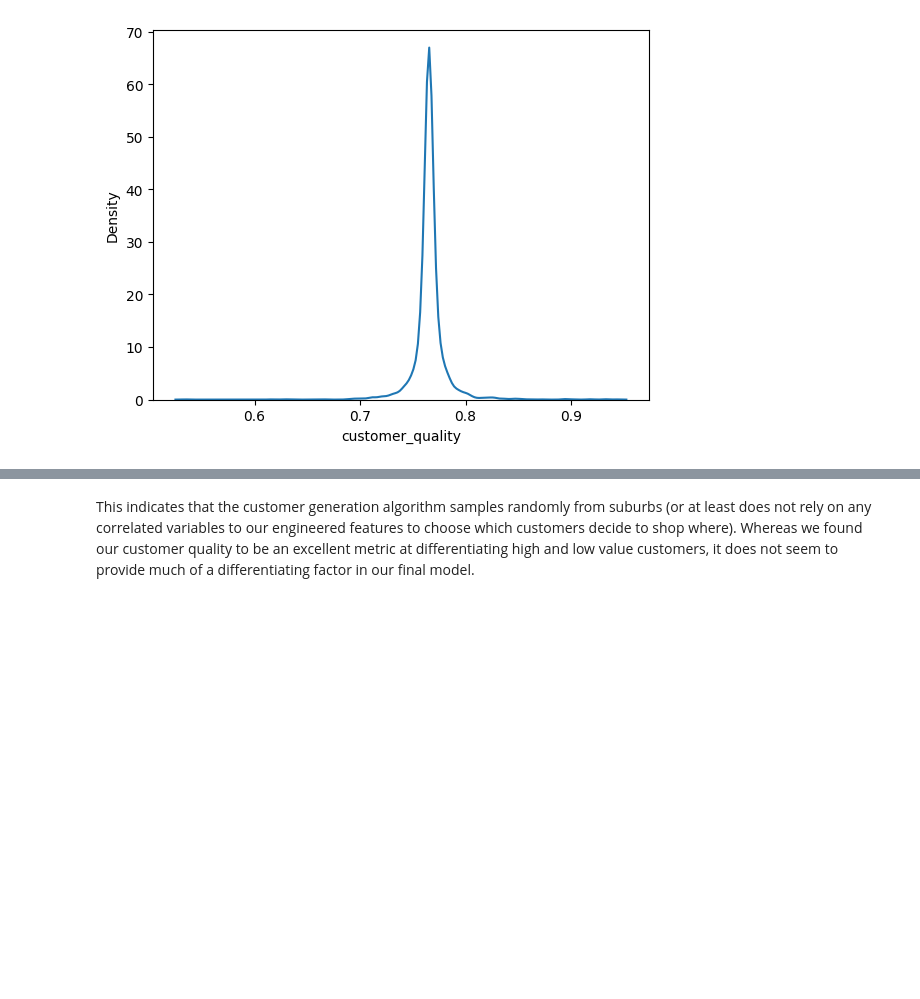
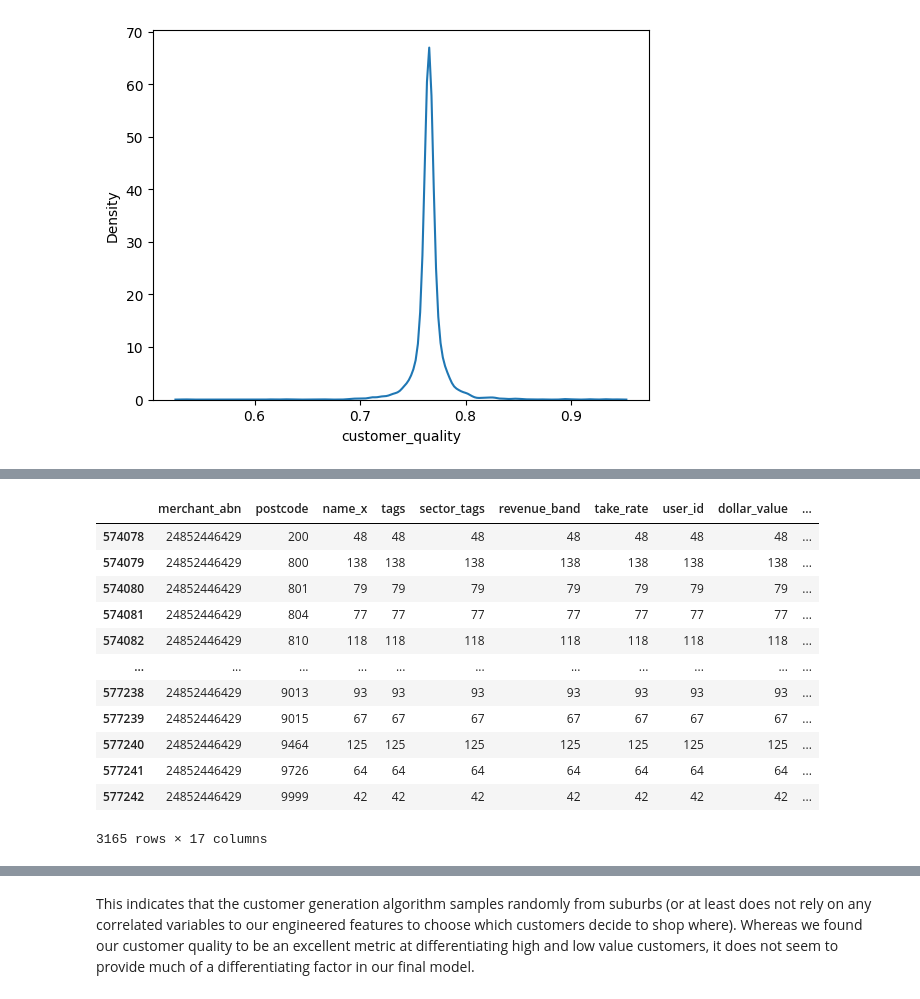
Before and after one commit to MAST30034-Applied-Data-Science/generic-buy-now-pay-later-project-group-17-adsb, a Jupyter notebook: notebooks/This is the model :( but with census features.ipynb, the cells around one changed output, grey strips where cells are left out. Saved outputs shown, nothing was run; the diff lists cells and outputs as text; code cells hidden in the pictures; blank space fills up the shorter version.

```diff
--- a/notebooks/This is the model :( but with census features.ipynb
+++ b/notebooks/This is the model :( but with census features.ipynb
@@ -450,0 +452,17 @@ merchant_customer_qualities.sort_values("customer_quality")
+# %%
+merchants = merchants.reset_index()
+merchant_postcodeee = merchants.merge(transactions, on="merchant_abn").merge(consumers, on="user_id").groupby(["merchant_abn", "postcode"]).count().reset_index()
+# %% [output]
+|  | merchant_abn | postcode | name_x | tags | sector_tags | revenue_band | take_rate | user_id | dollar_value | ... |
+| 574078 | 24852446429 | 200 | 48 | 48 | 48 | 48 | 48 | 48 | 48 | ... |
+| 574079 | 24852446429 | 800 | 138 | 138 | 138 | 138 | 138 | 138 | 138 | ... |
+| 574080 | 24852446429 | 801 | 79 | 79 | 79 | 79 | 79 | 79 | 79 | ... |
+| 574081 | 24852446429 | 804 | 77 | 77 | 77 | 77 | 77 | 77 | 77 | ... |
+| 574082 | 24852446429 | 810 | 118 | 118 | 118 | 118 | 118 | 118 | 118 | ... |
+| ... | ... | ... | ... | ... | ... | ... | ... | ... | ... | ... |
+| 577238 | 24852446429 | 9013 | 93 | 93 | 93 | 93 | 93 | 93 | 93 | ... |
+| 577239 | 24852446429 | 9015 | 67 | 67 | 67 | 67 | 67 | 67 | 67 | ... |
+| 577240 | 24852446429 | 9464 | 125 | 125 | 125 | 125 | 125 | 125 | 125 | ... |
+| 577241 | 24852446429 | 9726 | 64 | 64 | 64 | 64 | 64 | 64 | 64 | ... |
+| 577242 | 24852446429 | 9999 | 42 | 42 | 42 | 42 | 42 | 42 | 42 | ... |
+3165 rows × 17 columns
```
Also changed, not shown: parts of 9 cells of this notebook, 23 other files.
